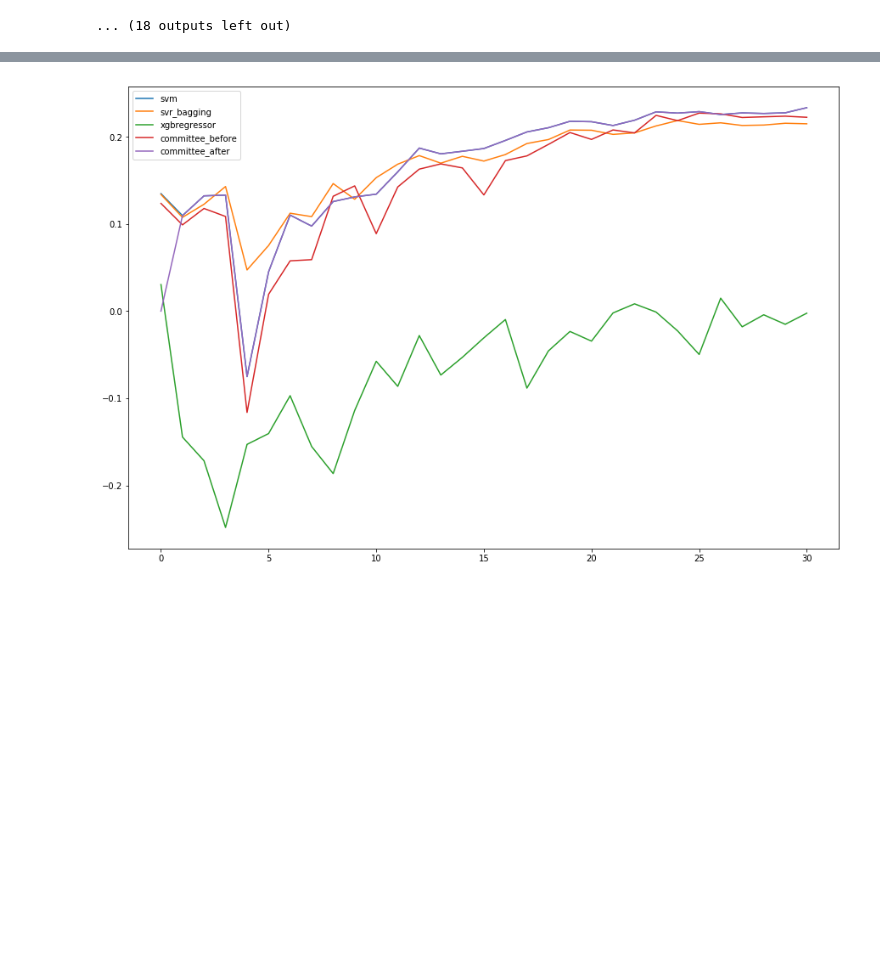
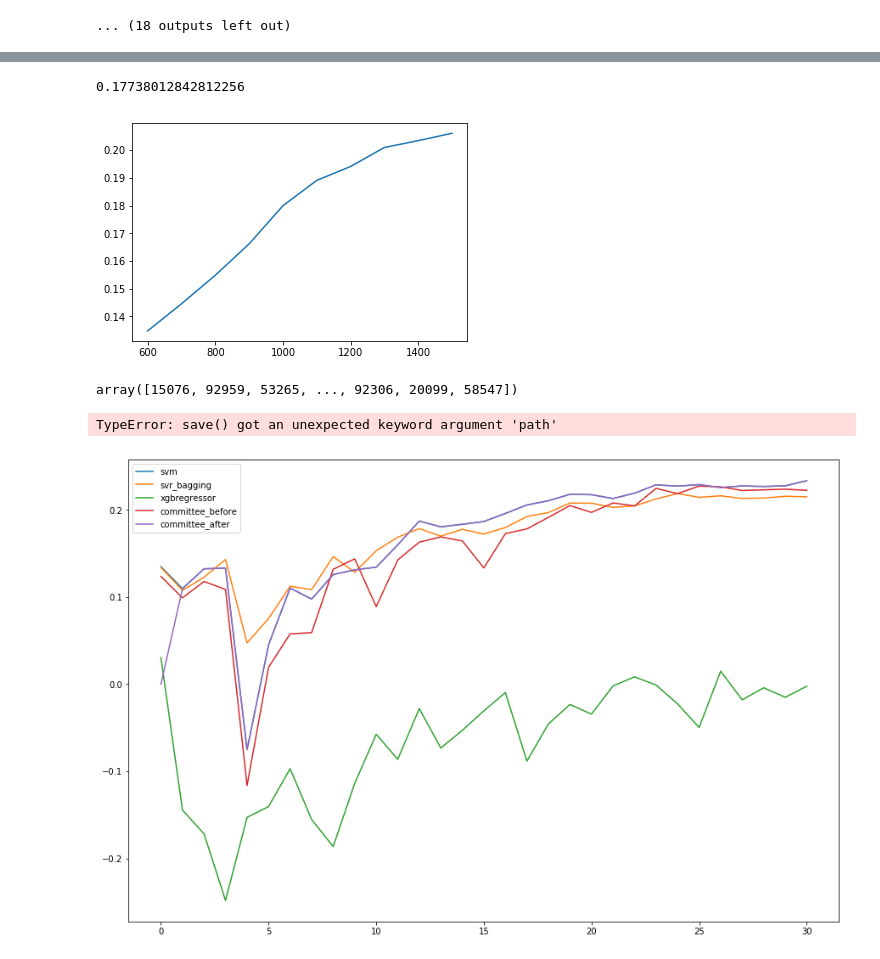
Before and after one commit to BartekKrzepkowski/SUS, a Jupyter notebook: HW/HW3/HW3_332269_clusters.ipynb, the cells around one changed output, grey strips where cells are left out. Cells and saved outputs as stored; diff of their text form; code cells hidden in the pictures; blank space fills up the shorter version.

```diff
--- a/HW/HW3/HW3_332269_clusters.ipynb
+++ b/HW/HW3/HW3_332269_clusters.ipynb
@@ -436,3 +452,17 @@ evaluator(idx_segment=closing_idx[-1500: ], params=params_svr_example)
+# %%
+evaluator(idx_segment=closing_idx[segment1], params=params_svr_example)
+# %% [output]
+0.17738012842812256
+[figure, added]
+# %%
+closing_idx = closing_idx[segment1[:1500]]
+closing_idx
+# %% [output]
+array([15076, 92959, 53265, ..., 92306, 20099, 58547])
+# %%
+np.save(file="final", arr=closing_idx)
+# %% [output]
+TypeError: save() got an unexpected keyword argument 'path'
 # %%
 df_results.plot(kind="line", figsize=(15, 10));
 # %% [output]
```
Also changed, not shown: parts of 11 cells of this notebook.
